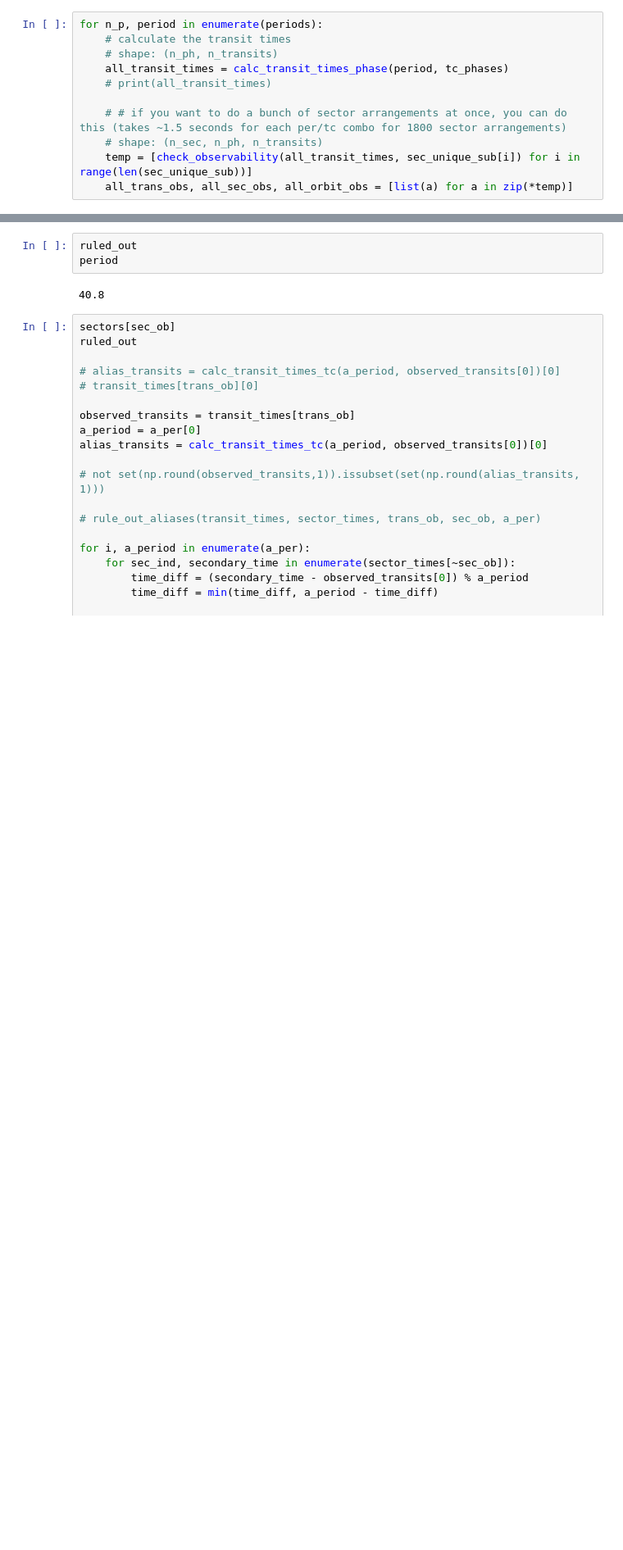
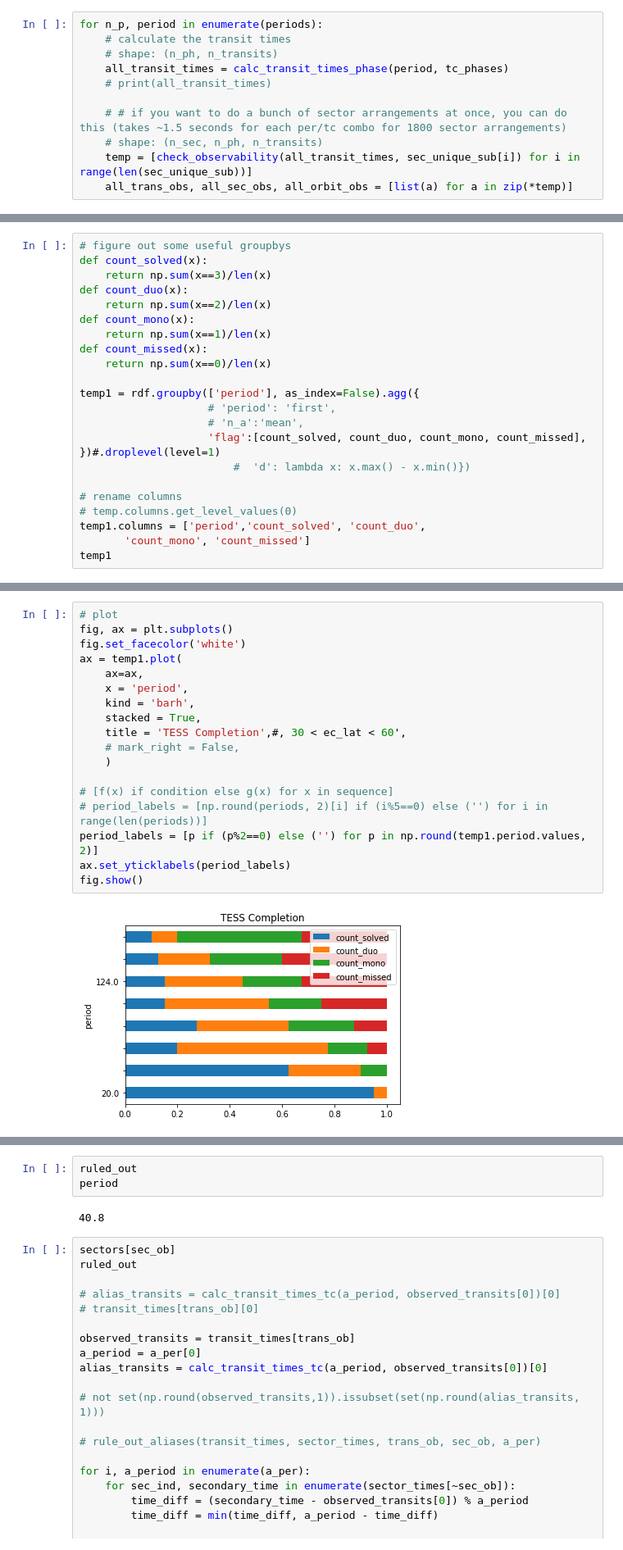
Before and after one commit to rae-holcomb/tess_scheduling, a Jupyter notebook: sandbox2.ipynb, the cells around one changed output, grey strips where cells are left out. Shown at 82% size. Drawn from its saved outputs; the diff is of its cells as text; blank space fills up the shorter version.

```diff
--- a/sandbox2.ipynb
+++ b/sandbox2.ipynb
@@ -1091,0 +1083,22 @@ flag
+# %%
+# figure out some useful groupbys
+def count_solved(x):
+    return np.sum(x==3)/len(x)
+def count_duo(x):
+    return np.sum(x==2)/len(x)
+def count_mono(x):
+    return np.sum(x==1)/len(x)
+def count_missed(x):
+    return np.sum(x==0)/len(x)
+
+temp1 = rdf.groupby(['period'], as_index=False).agg({
+                    # 'period': 'first',
+                    # 'n_a':'mean',
+                    'flag':[count_solved, count_duo, count_mono, count_missed], })#.droplevel(level=1)
+                        #  'd': lambda x: x.max() - x.min()})
+
+# rename columns
+# temp.columns.get_level_values(0)
+temp1.columns = ['period','count_solved', 'count_duo',
+       'count_mono', 'count_missed']
+temp1
@@ -1091,0 +1115,20 @@ flag
+# %%
+# plot
+fig, ax = plt.subplots()
+fig.set_facecolor('white')
+ax = temp1.plot(
+    ax=ax,
+    x = 'period',
+    kind = 'barh',
+    stacked = True,
+    title = 'TESS Completion',#, 30 < ec_lat < 60',
+    # mark_right = False,
+    )
+
+# [f(x) if condition else g(x) for x in sequence]
+# period_labels = [np.round(periods, 2)[i] if (i%5==0) else ('') for i in range(len(periods))]
+period_labels = [p if (p%2==0) else ('') for p in np.round(temp1.period.values, 2)]
+ax.set_yticklabels(period_labels)
+fig.show()
+# %% [output]
+[figure, added]
```
Also changed, not shown: parts of 14 cells of this notebook.
